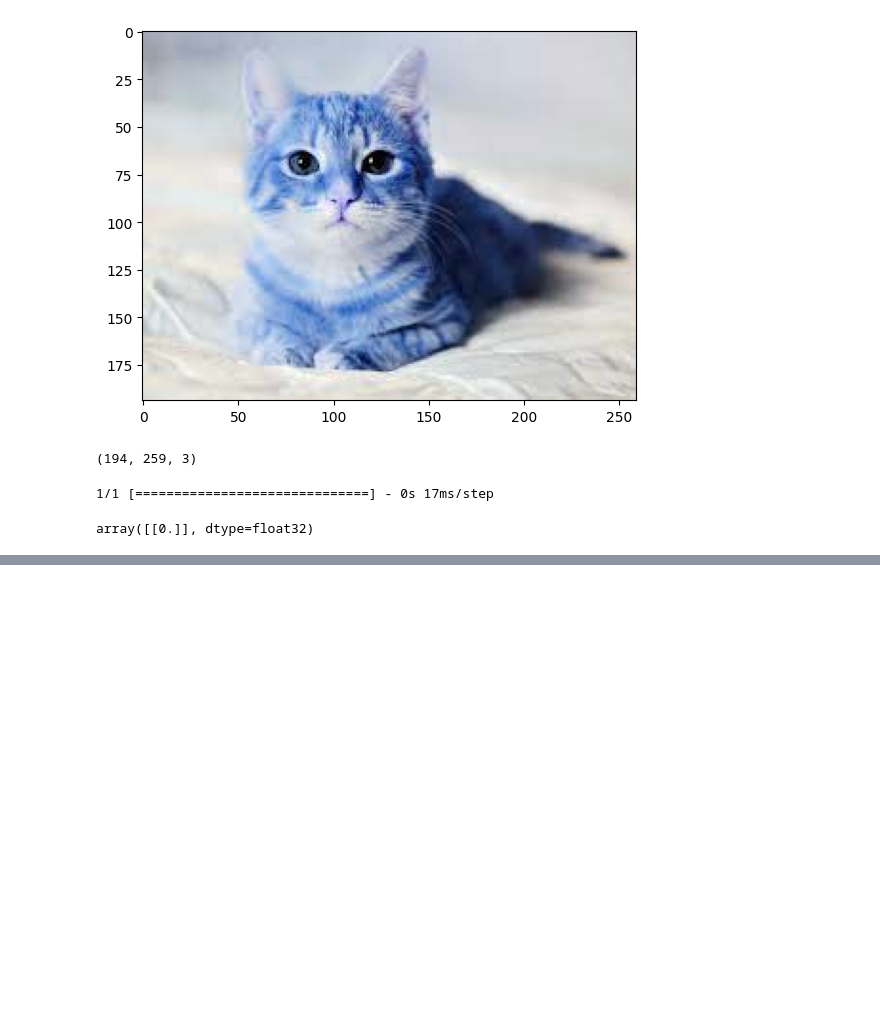
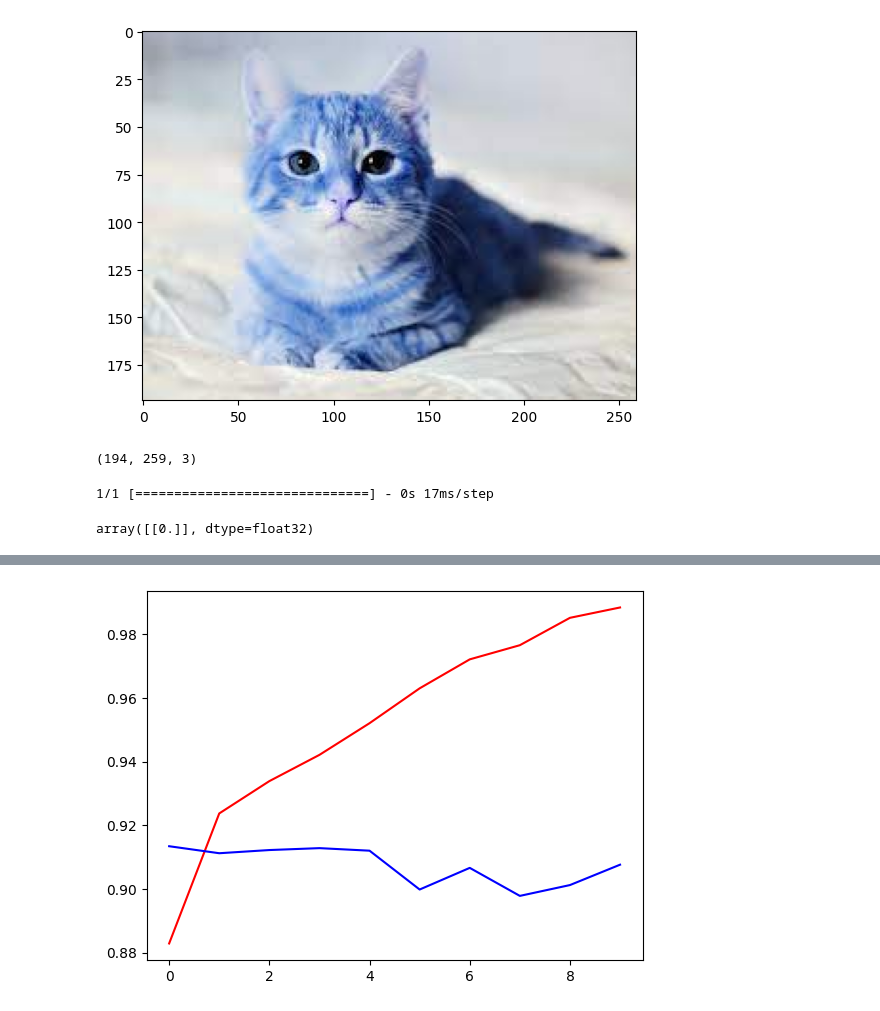
Before and after one commit to mrehtsham1217/Deep-Learning, a Jupyter notebook: Cats_DOgs.ipynb, the cells around one changed output, grey strips where cells are left out. Drawn from its saved outputs; the diff is of its cells as text; code cells hidden in the pictures; blank space fills up the shorter version.

```diff
--- a/Cats_DOgs.ipynb
+++ b/Cats_DOgs.ipynb
@@ -170,0 +270,15 @@ array([[0.]], dtype=float32)
+# %%
+train_ds = keras.utils.image_dataset_from_directory(
+    directory='/content/train',
+    labels = 'inferred',
+    label_mode = 'int',
+    batch_size = 32,
+    image_size = (150,150)
+)
+validation_ds = keras.utils.image_dataset_from_directory(
+    directory='/content/test',
+    labels = 'inferred',
+    label_mode = 'int',
+    batch_size = 32,
+    image_size = (150,150)
+)
@@ -170,0 +317,10 @@ array([[0.]], dtype=float32)
+# %%
+def process(img,label):
+  img = tensorflow.cast(img/255,tensorflow.float32)
+  return img,label
+train_ds = train_ds.map(process)
+validation_ds = validation_ds.map(process)
+# %%
+model.compile(loss='binary_crossentropy',optimizer='adam',metrics=['accuracy'])
+# %%
+history = model.fit_generator(train_ds,epochs=10,validation_data=validation_ds)
@@ -170,0 +348,7 @@ array([[0.]], dtype=float32)
+# %%
+import matplotlib.pyplot as plt
+plt.plot(history.history['accuracy'],color='red',label='train')
+plt.plot(history.history['val_accuracy'],color='blue',label='test')
+plt.show()
+# %% [output]
+[figure, added]
```
Also changed, not shown: parts of 45 cells of this notebook.
